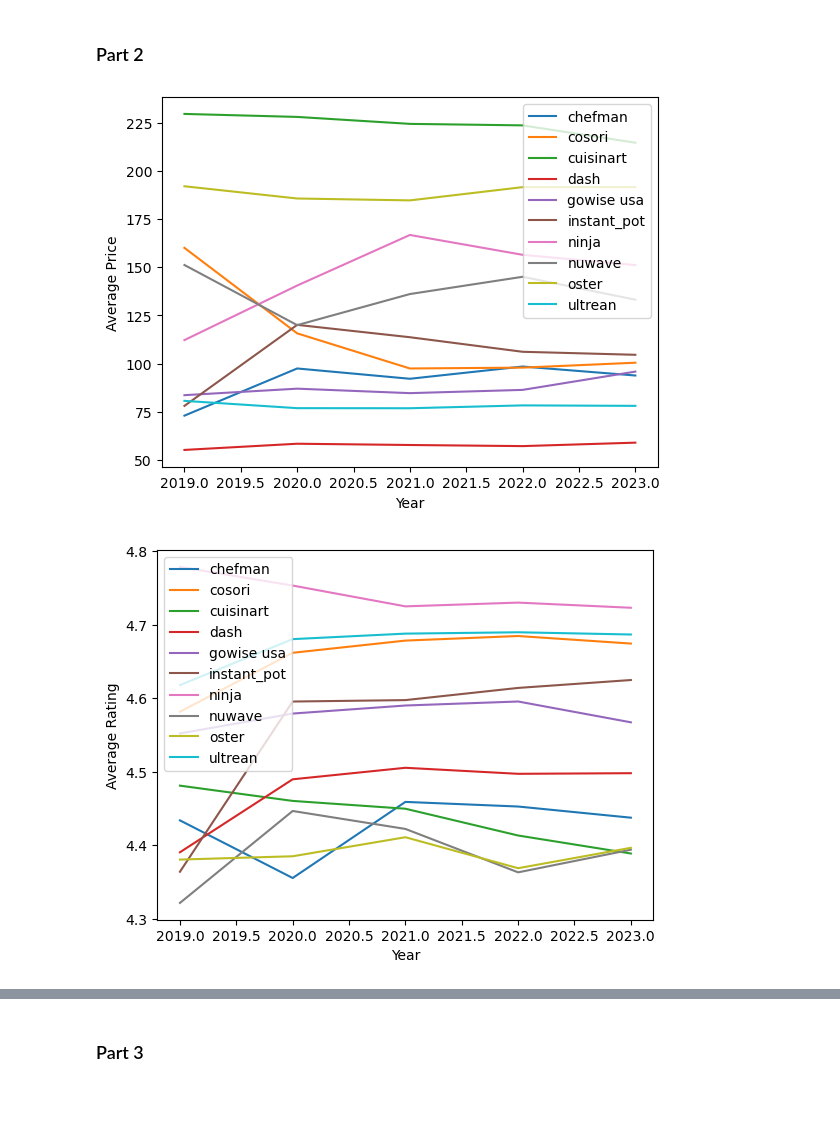
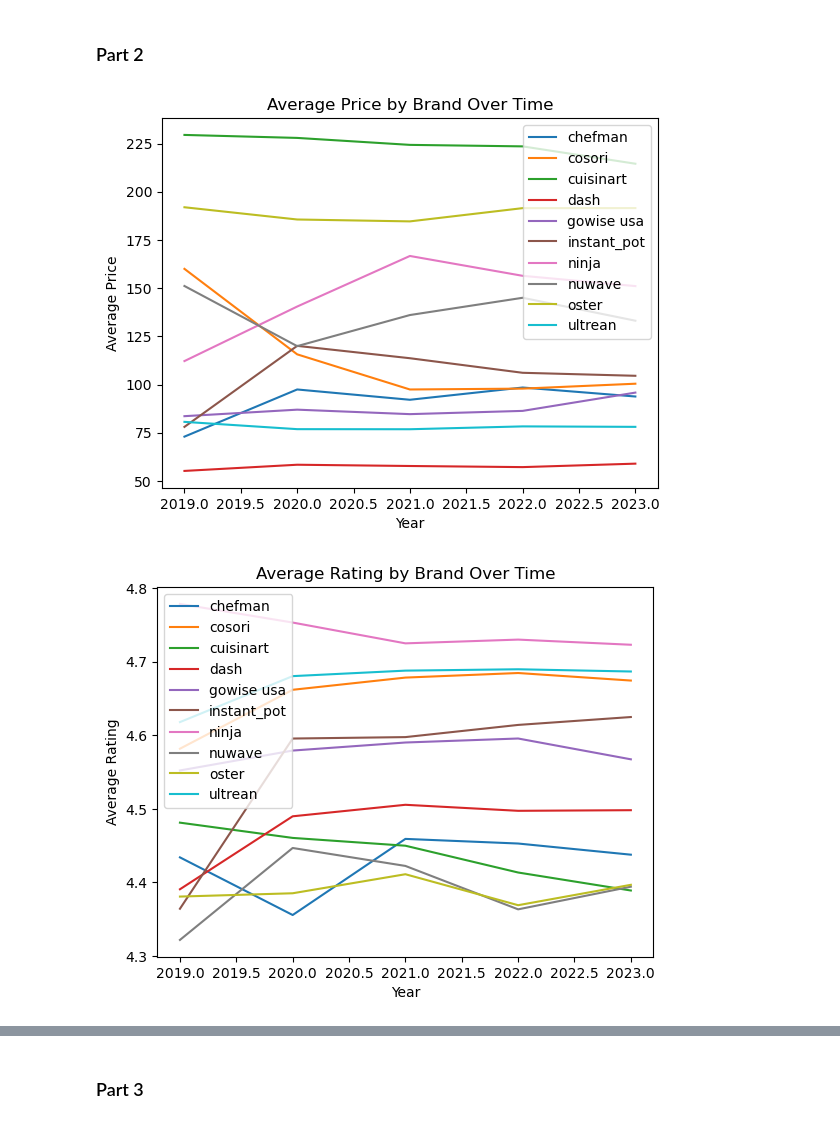
Before and after one commit to EfremE24/Demand-Estimation, a Jupyter notebook: Data_Analysis_Notebook.ipynb, the cells around one changed output, grey strips where cells are left out. Drawn from its saved outputs; the diff is of its cells as text; code cells hidden in the pictures; blank space fills up the shorter version.

```diff
--- a/Data_Analysis_Notebook.ipynb
+++ b/Data_Analysis_Notebook.ipynb
@@ -111,21 +111,23 @@ Name: brand_share, dtype: float64
 # %%
 for brand, group in df.groupby('brand'):
     plt.plot(group['year'], group['avg_price'], label=brand)
 plt.xlabel('Year')
 plt.ylabel('Average Price')
+plt.title('Average Price by Brand Over Time')
 plt.legend()
 plt.show()
 # %% [output]
-[figure, old version]
+[figure, new version]
 # %%
 for brand, group in df.groupby('brand'):
     plt.plot(group['year'], group['avg_rating'], label=brand)
 plt.xlabel('Year')
 plt.ylabel('Average Rating')
+plt.title('Average Rating by Brand Over Time')
 plt.legend()
 plt.show()
 # %% [output]
-[figure, old version]
+[figure, new version]
 # %%
 for brand, group in df.groupby('brand'):
     plt.plot(group['year'], group['brand_share'], label=brand)
```
Also changed, not shown: parts of 1 cell of this notebook.
